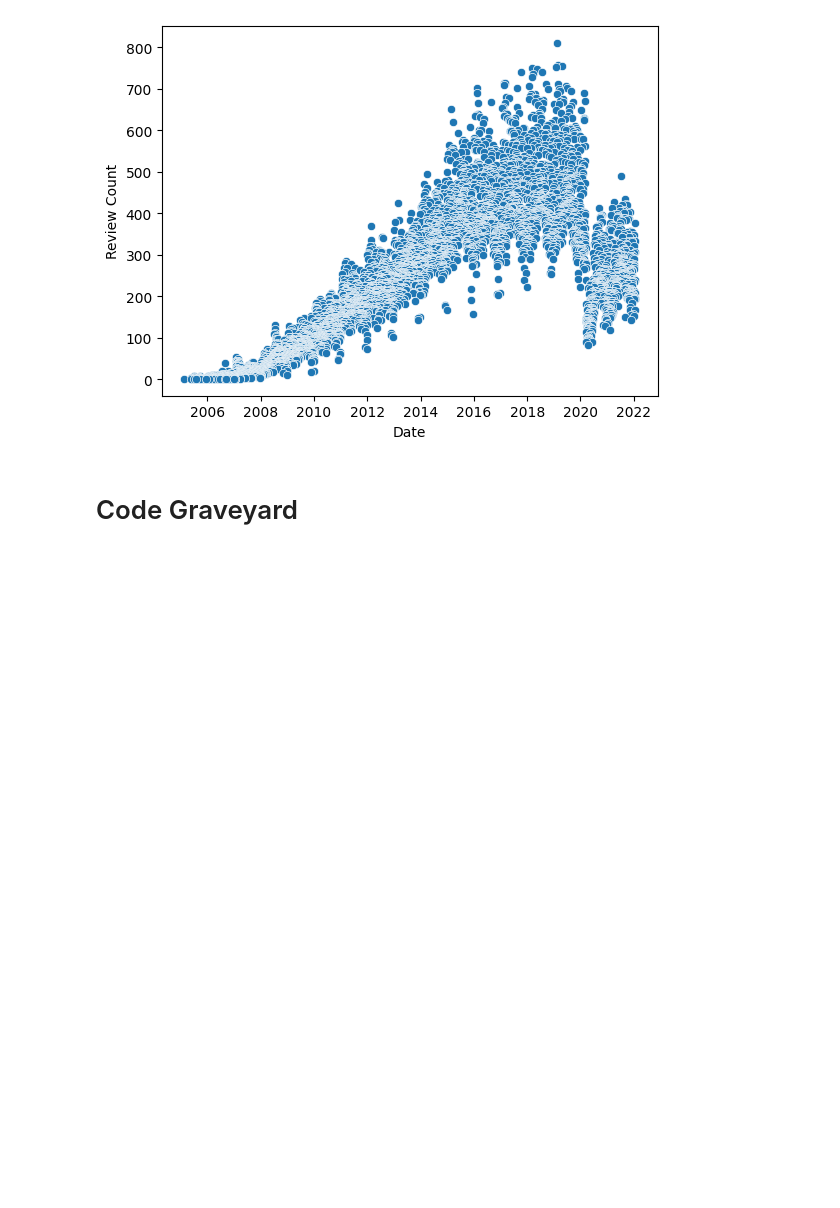
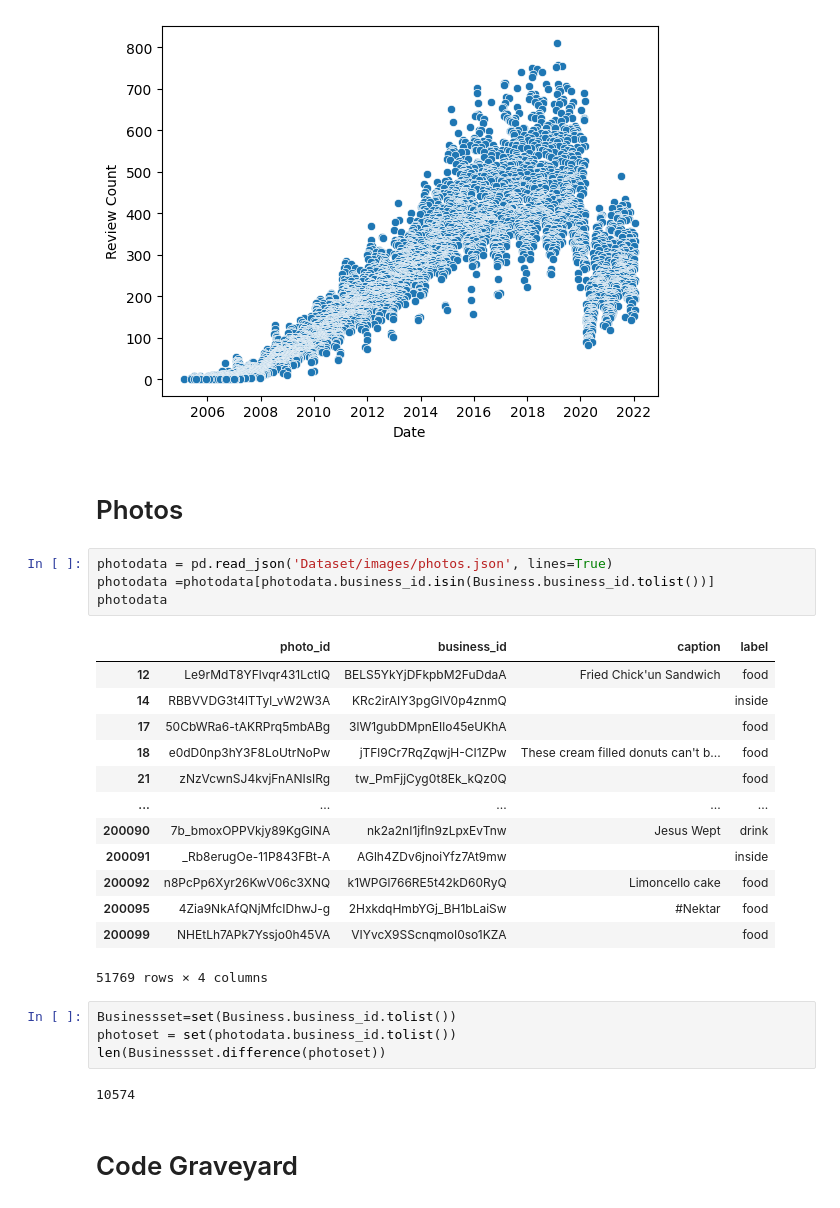
Before and after one commit to bblank70/YELP-EDA, a Jupyter notebook: YelpEDA.ipynb, the cells around one changed output. Saved outputs shown, nothing was run; the diff lists cells and outputs as text; blank space fills up the shorter version.

Commit message:
explores photos
roughly half of the businesses don't have photos.

```diff
--- a/YelpEDA.ipynb
+++ b/YelpEDA.ipynb
@@ -125,6 +125,32 @@ plt.xlabel('Date')
 # %% [output]
 Text(0.5, 0, 'Date')
 [figure]
+# %% [markdown]
+# Photos
+# %%
+photodata = pd.read_json('Dataset/images/photos.json', lines=True)
+photodata =photodata[photodata.business_id.isin(Business.business_id.tolist())]
+photodata
+# %% [output]
+|  | photo_id | business_id | caption | label |
+| 12 | Le9rMdT8YFlvqr431LctIQ | BELS5YkYjDFkpbM2FuDdaA | Fried Chick'un Sandwich | food |
+| 14 | RBBVVDG3t4lTTyl_vW2W3A | KRc2irAIY3pgGlV0p4znmQ |  | inside |
+| 17 | 50CbWRa6-tAKRPrq5mbABg | 3lW1gubDMpnEIlo45eUKhA |  | food |
+| 18 | e0dD0np3hY3F8LoUtrNoPw | jTFl9Cr7RqZqwjH-CI1ZPw | These cream filled donuts can't b... | food |
+| 21 | zNzVcwnSJ4kvjFnANIsIRg | tw_PmFjjCyg0t8Ek_kQz0Q |  | food |
+| ... | ... | ... | ... | ... |
+| 200090 | 7b_bmoxOPPVkjy89KgGlNA | nk2a2nI1jfln9zLpxEvTnw | Jesus Wept | drink |
+| 200091 | _Rb8erugOe-11P843FBt-A | AGlh4ZDv6jnoiYfz7At9mw |  | inside |
+| 200092 | n8PcPp6Xyr26KwV06c3XNQ | k1WPGl766RE5t42kD60RyQ | Limoncello cake | food |
+| 200095 | 4Zia9NkAfQNjMfcIDhwJ-g | 2HxkdqHmbYGj_BH1bLaiSw | #Nektar | food |
+| 200099 | NHEtLh7APk7Yssjo0h45VA | VIYvcX9SScnqmoI0so1KZA |  | food |
+51769 rows × 4 columns
+# %%
+Businessset=set(Business.business_id.tolist())
+photoset = set(photodata.business_id.tolist())
+len(Businessset.difference(photoset))
+# %% [output]
+10574
 # %% [markdown]
 # Code Graveyard
 # %% [markdown]
```
